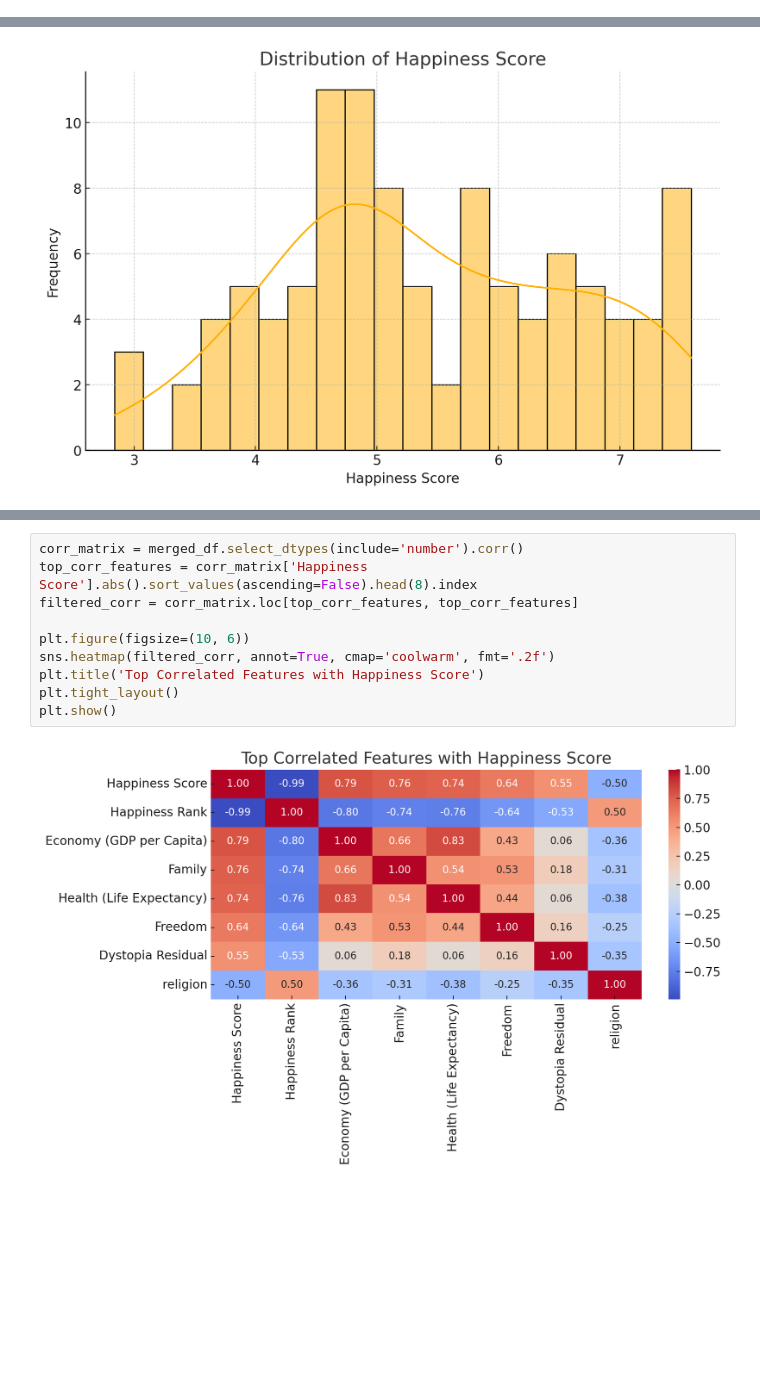
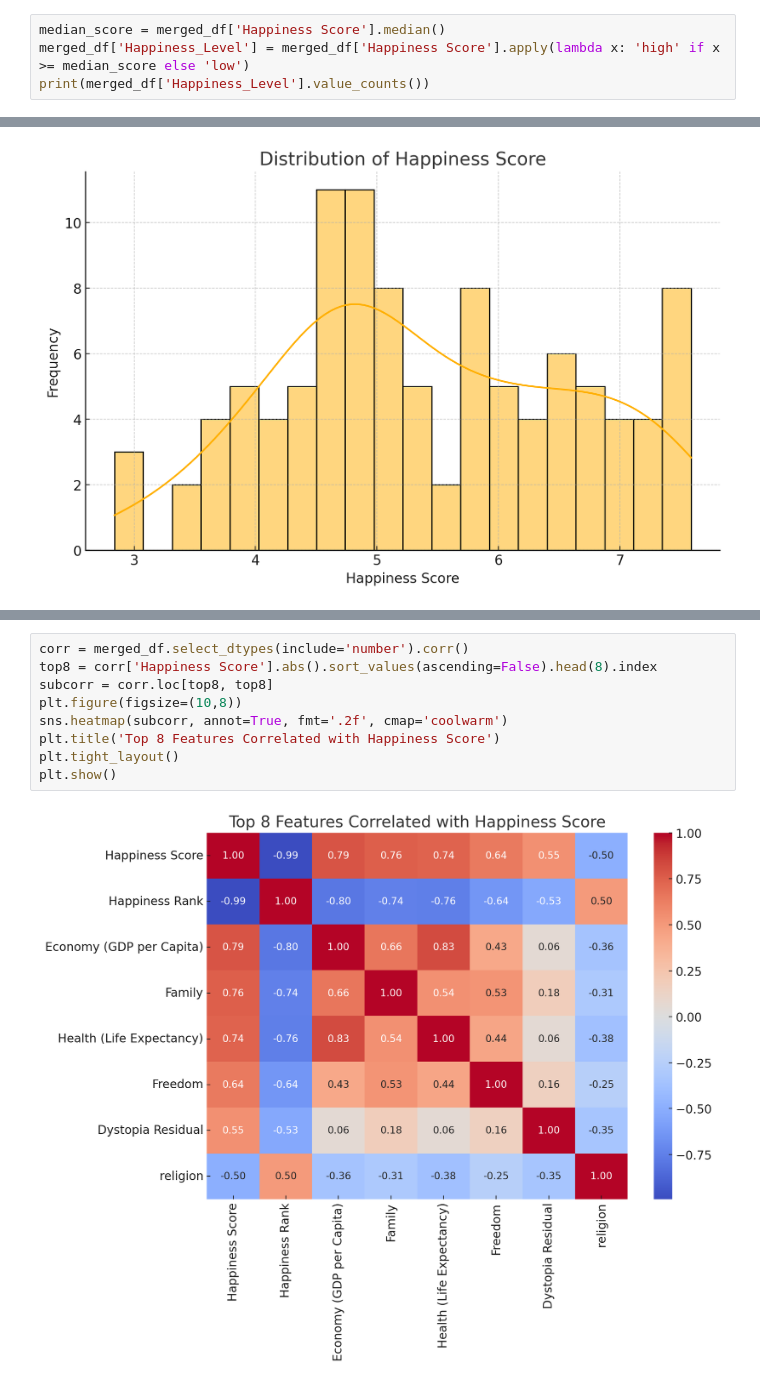
Before and after one commit to zeynepdeniztr/Countries-Flags-and-Happiness, a Jupyter notebook: main.ipynb, the cells around one changed output, grey strips where cells are left out. Drawn from its saved outputs; the diff is of its cells as text; blank space fills up the shorter version.

```diff
--- a/main.ipynb
+++ b/main.ipynb
@@ -26,2 +24,6 @@ print(f"Merged shape: {merged_df.shape}")
 # %% [output]
 Merged shape: (104, 43)
+# %%
+median_score = merged_df['Happiness Score'].median()
+merged_df['Happiness_Level'] = merged_df['Happiness Score'].apply(lambda x: 'high' if x >= median_score else 'low')
+print(merged_df['Happiness_Level'].value_counts())
@@ -55,12 +106,11 @@ plt.show()
 # %%
-corr_matrix = merged_df.select_dtypes(include='number').corr()
-top_corr_features = corr_matrix['Happiness Score'].abs().sort_values(ascending=False).head(8).index
-filtered_corr = corr_matrix.loc[top_corr_features, top_corr_features]
-
-plt.figure(figsize=(10, 6))
-sns.heatmap(filtered_corr, annot=True, cmap='coolwarm', fmt='.2f')
-plt.title('Top Correlated Features with Happiness Score')
+corr = merged_df.select_dtypes(include='number').corr()
+top8 = corr['Happiness Score'].abs().sort_values(ascending=False).head(8).index
+subcorr = corr.loc[top8, top8]
+plt.figure(figsize=(10,8))
+sns.heatmap(subcorr, annot=True, fmt='.2f', cmap='coolwarm')
+plt.title('Top 8 Features Correlated with Happiness Score')
 plt.tight_layout()
 plt.show()
 # %% [output]
-[figure, old version]
+[figure, new version]
```
Also changed, not shown: parts of 14 cells of this notebook.
